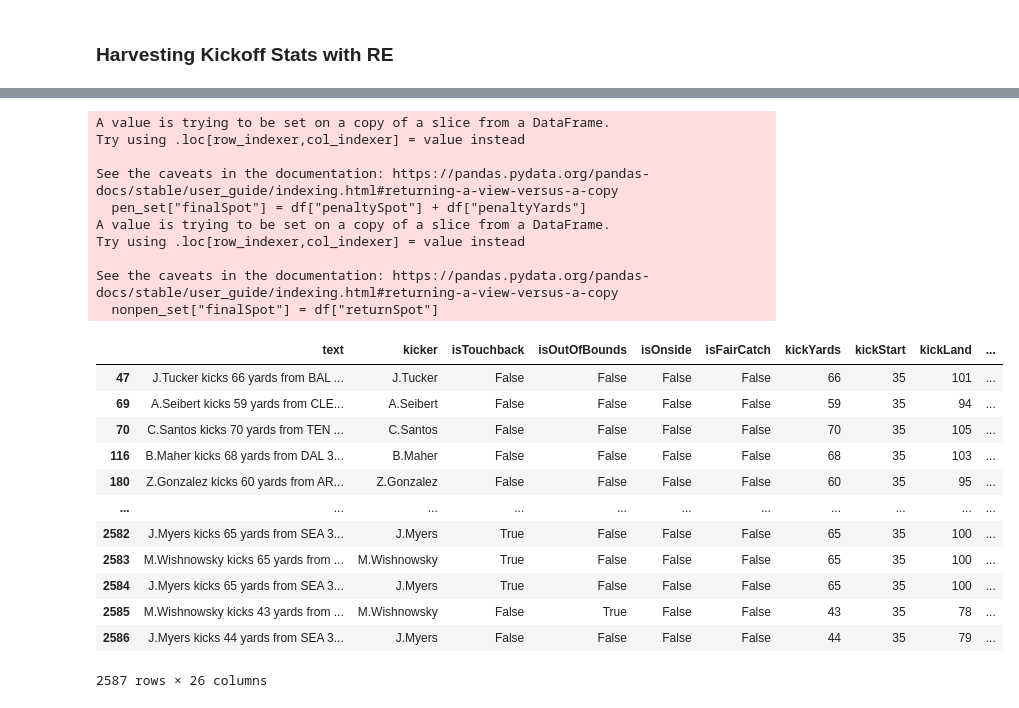
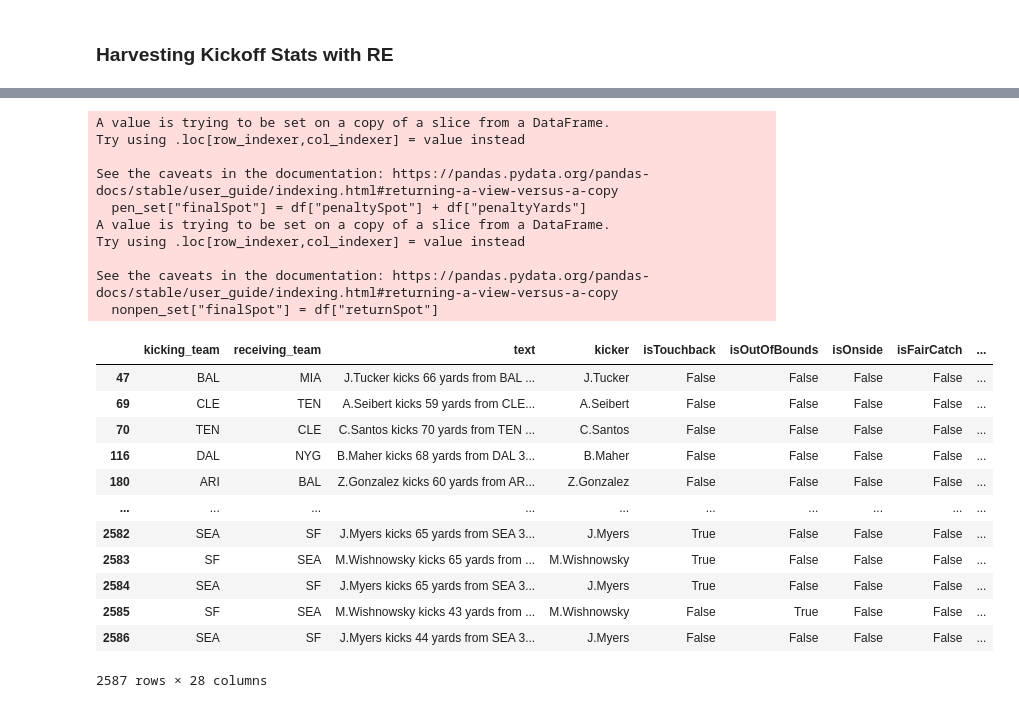
Before and after one commit to SeanSteinle/Kneeling_It, a Jupyter notebook: code/pbp_boxscores.ipynb, the cells around one changed output, grey strips where cells are left out. Drawn from its saved outputs; the diff is of its cells as text; code cells hidden in the pictures.

```diff
--- a/code/pbp_boxscores.ipynb
+++ b/code/pbp_boxscores.ipynb
@@ -154,7 +161,7 @@ kickoff_df = kickoff_df[columns]
 desc = list(kickoff_df.head(2500)['desc'])
 fumbles = []
 for _ in desc:
-    if("FUMBLES" in _):
+    if("PENALTY" in _):
         fumbles.append(_)
         _
 len(fumbles)
@@ -175,5 +182,5 @@ len(fumbles)
 # %%
-def make_DF(texts):
+def make_DF(texts, kicking, receiving):
     #FIRST SENTENCE
     kicker = [] #String
     isTouchback = [] #bool
@@ -228,6 +235,7 @@ def make_DF(texts):
     muff_recover_search = re.compile("RECOVERED")
     penalty_search = re.compile("PENALTY on [A-Z]{1,3}-(\w+\.\w+((\-| |')\w+)*\.?), \w+(( |-)\w+)*( \([0-9]{1,2} (Y|y)ards\))?, [0-9]{1,2} yards, enforced at [A-Z]{1,3} [0-9]{1,2}.")
     penalty_search2 = re.compile(", \w+(( |-)\w+)*( \([0-9]{1,2} (Y|y)ards\))?, [0-9]{1,2} yards,")
+    penalty_search3 = re.compile("PENALTY on [A-Z]{1,3}-")
     penaltyType_search = re.compile("\w+(( |-)\w+)*")
     penaltySpot_search = re.compile("enforced at [A-Z]{1,3} [0-9]{1,2}.")
     fumble_search = re.compile("FUMBLES")
@@ -381,7 +389,14 @@ def make_DF(texts):
                 print("ERROR")
             penaltyYards_result = re.search(yards, penalty_result.group())
             if(penaltyYards_result):
-                penaltyYards.append(int(penaltyYards_result.group()))
+                penalty_result3 = re.search(penalty_search3, penalty_result.group())
+                #HERE IS WHERE YOU NEED TO MAKE +/- YARDS
+                if(kicking[i] in penalty_result3.group()):
+                    yds = -1*int(penaltyYards_result.group())
+                    penaltyYards.append(yds)
+                else:
+                    yds = int(penaltyYards_result.group())
+                    penaltyYards.append(yds)
             else:
                 print("ERROR")
             penalty2_result = re.search(penalty_search2, text)
@@ -421,8 +436,14 @@ def make_DF(texts):
         else:
             fumbles.append(False)
             retainsFumble.append(True)
+        i+=1
 
     df = pd.DataFrame()
+
+    #KICKING AND RECEIVING TEAMS
+    df["kicking_team"] = kicking
+    df["receiving_team"] = receiving
+
     #FIRST SENTENCE
     df["text"] = texts
     df["kicker"] = kicker
@@ -472,30 +493,32 @@ def printSample(num):
 # %%
 #testing makeDF method
 texts = list(kickoff_df['desc'])
-df = make_DF(texts)
+kicking = list(kickoff_df['defteam'])
+receiving = list(kickoff_df['posteam'])
+df = make_DF(texts, kicking, receiving)
 df
 # %% [output]
 A value is trying to be set on a copy of a slice from a DataFrame.
 Try using .loc[row_indexer,col_indexer] = value instead
 
 See the caveats in the documentation: https://pandas.pydata.org/pandas-docs/stable/user_guide/indexing.html#returning-a-view-versus-a-copy
   pen_set["finalSpot"] = df["penaltySpot"] + df["penaltyYards"]
 A value is trying to be set on a copy of a slice from a DataFrame.
 Try using .loc[row_indexer,col_indexer] = value instead
 
 See the caveats in the documentation: https://pandas.pydata.org/pandas-docs/stable/user_guide/indexing.html#returning-a-view-versus-a-copy
   nonpen_set["finalSpot"] = df["returnSpot"]
-|  | text | kicker | isTouchback | isOutOfBounds | isOnside | isFairCatch | kickYards | kickStart | kickLand | ... |
-| 47 | J.Tucker kicks 66 yards from BAL ... | J.Tucker | False | False | False | False | 66 | 35 | 101 | ... |
-| 69 | A.Seibert kicks 59 yards from CLE... | A.Seibert | False | False | False | False | 59 | 35 | 94 | ... |
-| 70 | C.Santos kicks 70 yards from TEN ... | C.Santos | False | False | False | False | 70 | 35 | 105 | ... |
-| 116 | B.Maher kicks 68 yards from DAL 3... | B.Maher | False | False | False | False | 68 | 35 | 103 | ... |
-| 180 | Z.Gonzalez kicks 60 yards from AR... | Z.Gonzalez | False | False | False | False | 60 | 35 | 95 | ... |
-| ... | ... | ... | ... | ... | ... | ... | ... | ... | ... | ... |
-| 2582 | J.Myers kicks 65 yards from SEA 3... | J.Myers | True | False | False | False | 65 | 35 | 100 | ... |
-| 2583 | M.Wishnowsky kicks 65 yards from ... | M.Wishnowsky | True | False | False | False | 65 | 35 | 100 | ... |
-| 2584 | J.Myers kicks 65 yards from SEA 3... | J.Myers | True | False | False | False | 65 | 35 | 100 | ... |
-| 2585 | M.Wishnowsky kicks 43 yards from ... | M.Wishnowsky | False | True | False | False | 43 | 35 | 78 | ... |
-| 2586 | J.Myers kicks 44 yards from SEA 3... | J.Myers | False | False | False | False | 44 | 35 | 79 | ... |
+|  | kicking_team | receiving_team | text | kicker | isTouchback | isOutOfBounds | isOnside | isFairCatch | ... |
+| 47 | BAL | MIA | J.Tucker kicks 66 yards from BAL ... | J.Tucker | False | False | False | False | ... |
+| 69 | CLE | TEN | A.Seibert kicks 59 yards from CLE... | A.Seibert | False | False | False | False | ... |
+| 70 | TEN | CLE | C.Santos kicks 70 yards from TEN ... | C.Santos | False | False | False | False | ... |
+| 116 | DAL | NYG | B.Maher kicks 68 yards from DAL 3... | B.Maher | False | False | False | False | ... |
+| 180 | ARI | BAL | Z.Gonzalez kicks 60 yards from AR... | Z.Gonzalez | False | False | False | False | ... |
+| ... | ... | ... | ... | ... | ... | ... | ... | ... | ... |
+| 2582 | SEA | SF | J.Myers kicks 65 yards from SEA 3... | J.Myers | True | False | False | False | ... |
+| 2583 | SF | SEA | M.Wishnowsky kicks 65 yards from ... | M.Wishnowsky | True | False | False | False | ... |
+| 2584 | SEA | SF | J.Myers kicks 65 yards from SEA 3... | J.Myers | True | False | False | False | ... |
+| 2585 | SF | SEA | M.Wishnowsky kicks 43 yards from ... | M.Wishnowsky | False | True | False | False | ... |
+| 2586 | SEA | SF | J.Myers kicks 44 yards from SEA 3... | J.Myers | False | False | False | False | ... |
-2587 rows × 26 columns
+2587 rows × 28 columns
 # %%
```
Also changed, not shown: parts of 5 cells of this notebook, 3 other files.
